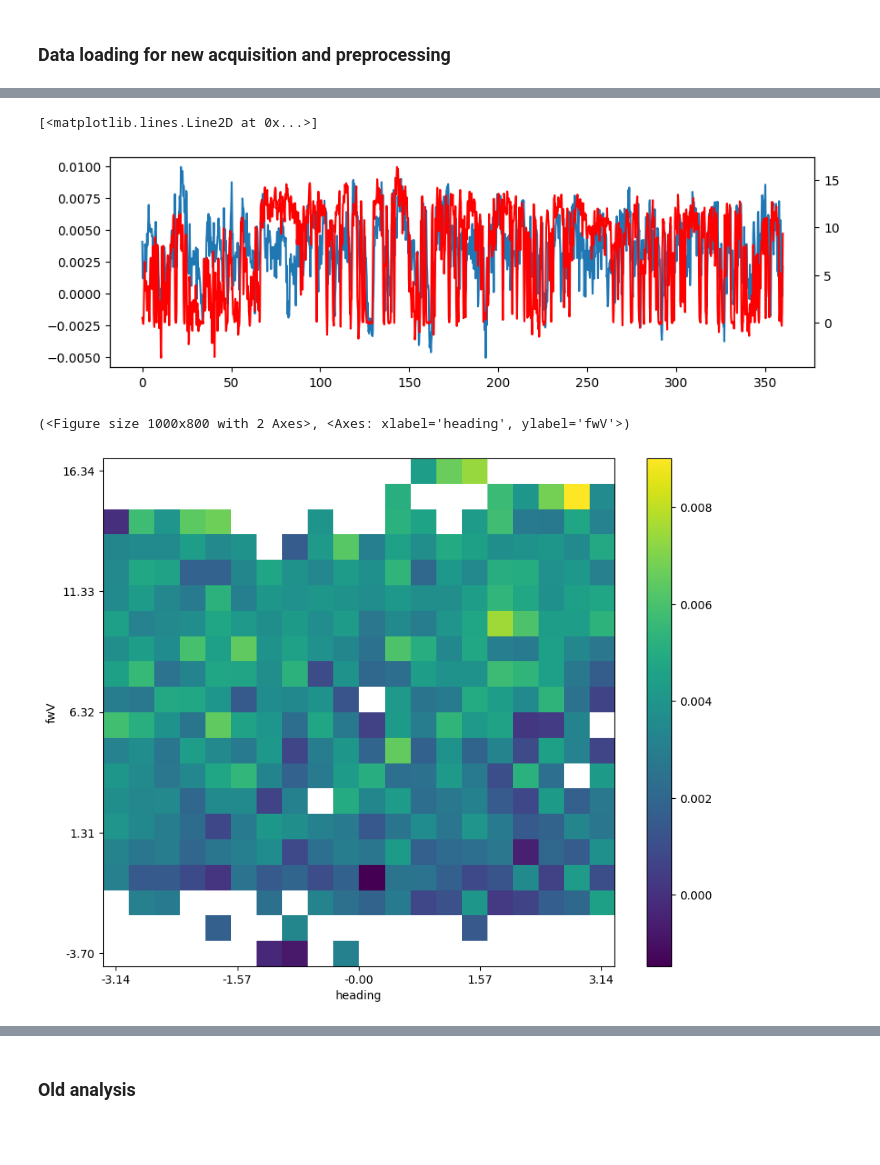
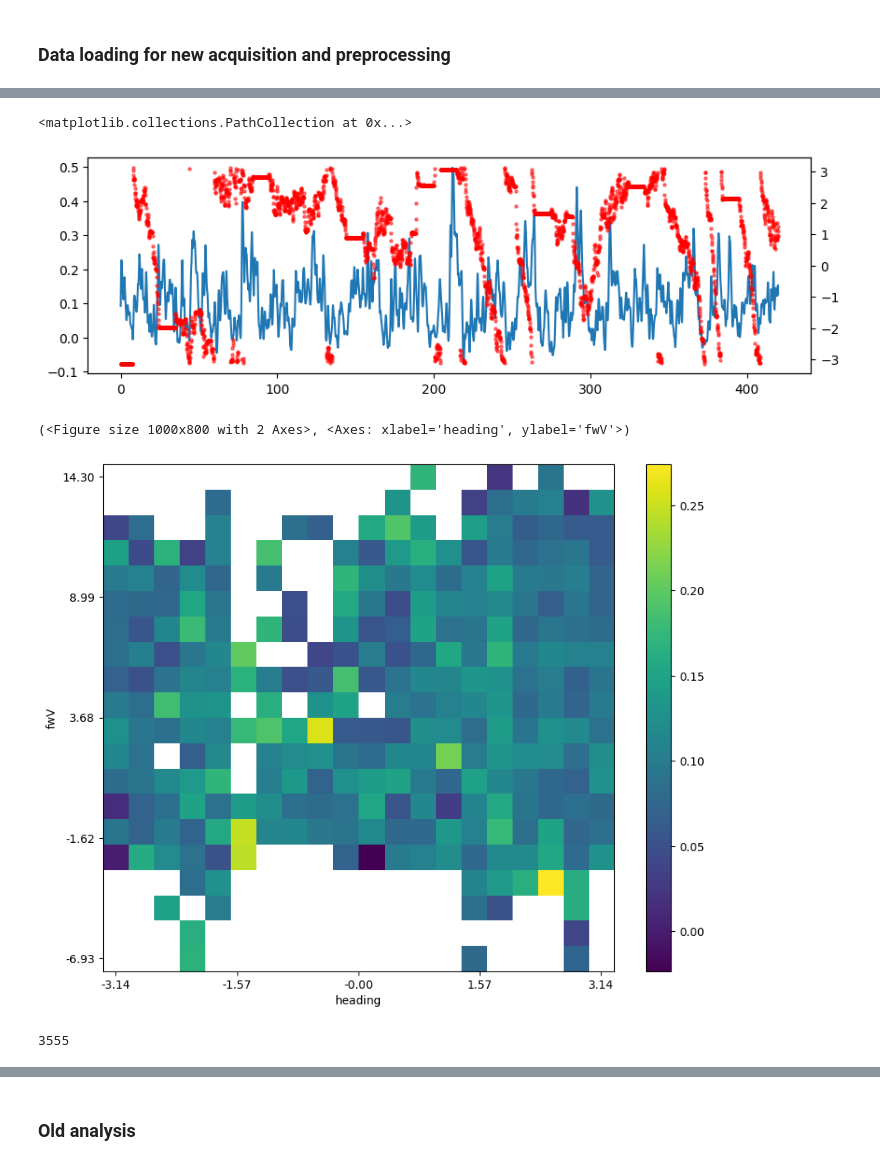
Before and after one commit to jingxuanf0214/thesis-2p-behavior-align, a Jupyter notebook: Exploratory analysis.ipynb, the cells around one changed output, grey strips where cells are left out. Saved outputs shown, nothing was run; the diff lists cells and outputs as text; code cells hidden in the pictures; blank space fills up the shorter version.

```diff
--- a/Exploratory analysis.ipynb
+++ b/Exploratory analysis.ipynb
@@ -208,7 +208,7 @@ def load_matfile_to_df(matfile_path):
 
 
 # Example usage:
-behav_df, neural_df = load_matfile_to_df('/Volumes/Neurobio/wilsonlab/Jingxuan/standby/20241011-3_MBON21_no_jump/ts_trial1.mat')
+behav_df, neural_df = load_matfile_to_df('//research.files.med.harvard.edu/neurobio/wilsonlab/Jingxuan/standby/20241008-3_MBON09_no_jump/ts_trial1.mat')
 # print(df.head())
 # %%
 def rename_dataframe(df):
@@ -257,5 +257,5 @@ def add_open_loop_column(df,shift=0):
 
     return df
 
-behav_df = add_open_loop_column(behav_df,-33)
-behav_df
+#behav_df = add_open_loop_column(behav_df,-34.5)
+#behav_df
@@ -333,13 +303,14 @@ neural_df
 # %%
 fig, ax = plt.subplots(1, 1, figsize=(10, 3))
-ax.plot(neural_df['time'], neural_df['mbon21_dff2'])
+ax.plot(neural_df['time'], neural_df['mbon09_dff2'])
 ax2 = ax.twinx()
-ax2.plot(behav_df['time'], behav_df['fwV'], color='r')
+#ax2.plot(behav_df['time'], behav_df['yawV'], color='r',alpha=0.5)
+ax2.scatter(behav_df['time'], behav_df['heading'],s=5,alpha=0.5,color='r')
 #ax.plot(neural_df['time'], neural_df['mbon09_rawf2_dff'])
 #[ax.axvline(_x, ymin=-np.pi, ymax=np.pi, color='red', linestyle='--') for _x in np.array(behav_df['time'].iloc[jump_indices])];
 # %% [output]
-[<matplotlib.lines.Line2D at 0x...>]
+<matplotlib.collections.PathCollection at 0x...>
-[figure, old version]
+[figure, new version]
 # %%
 def tuning_heatmap_2d(behavior_var1, behavior_var2, filtered_columns, neural_activity, neuron_to_plot, num_bins, ax=None):
     """
@@ -400,14 +371,14 @@ def tuning_heatmap_2d(behavior_var1, behavior_var2, filtered_columns, neural_act
     return fig, ax
 # %%
 #filtered_behavior_variables = [filter_based_on_histogram(var, 0.5) for var in behavioral_variables]
-filtered_columns = ['mbon21_dff2']
+filtered_columns = ['mbon09_dff2']
 neural_activity = neural_df[filtered_columns]
 neurons_to_plot = range(neural_activity.shape[1])
 #neural_activity.shape[1]
 tuning_heatmap_2d(behav_df.heading, behav_df.fwV, filtered_columns, np.array(neural_activity.T), neurons_to_plot, 20, ax=None)
 # %% [output]
 (<Figure size 1000x800 with 2 Axes>, <Axes: xlabel='heading', ylabel='fwV'>)
-[figure, old version]
+[figure, new version]
 # %%
 
 def scale_circular_variable(series, scale_factor=1/0.8):
@@ -462,5 +433,9 @@ def reconstruct_path(df, ball_d = 9):
     return xPos_padded, yPos_padded
 # %%
 xPos, yPos = reconstruct_path(behav_df, ball_d = 9)
+# %%
+len(behav_df)
+# %% [output]
+3555
 # %%
 plt.scatter(behav_df['flypos_x'], behav_df['flypos_y'],s=5)
```
Also changed, not shown: parts of 9 cells of this notebook, 1 other file.
